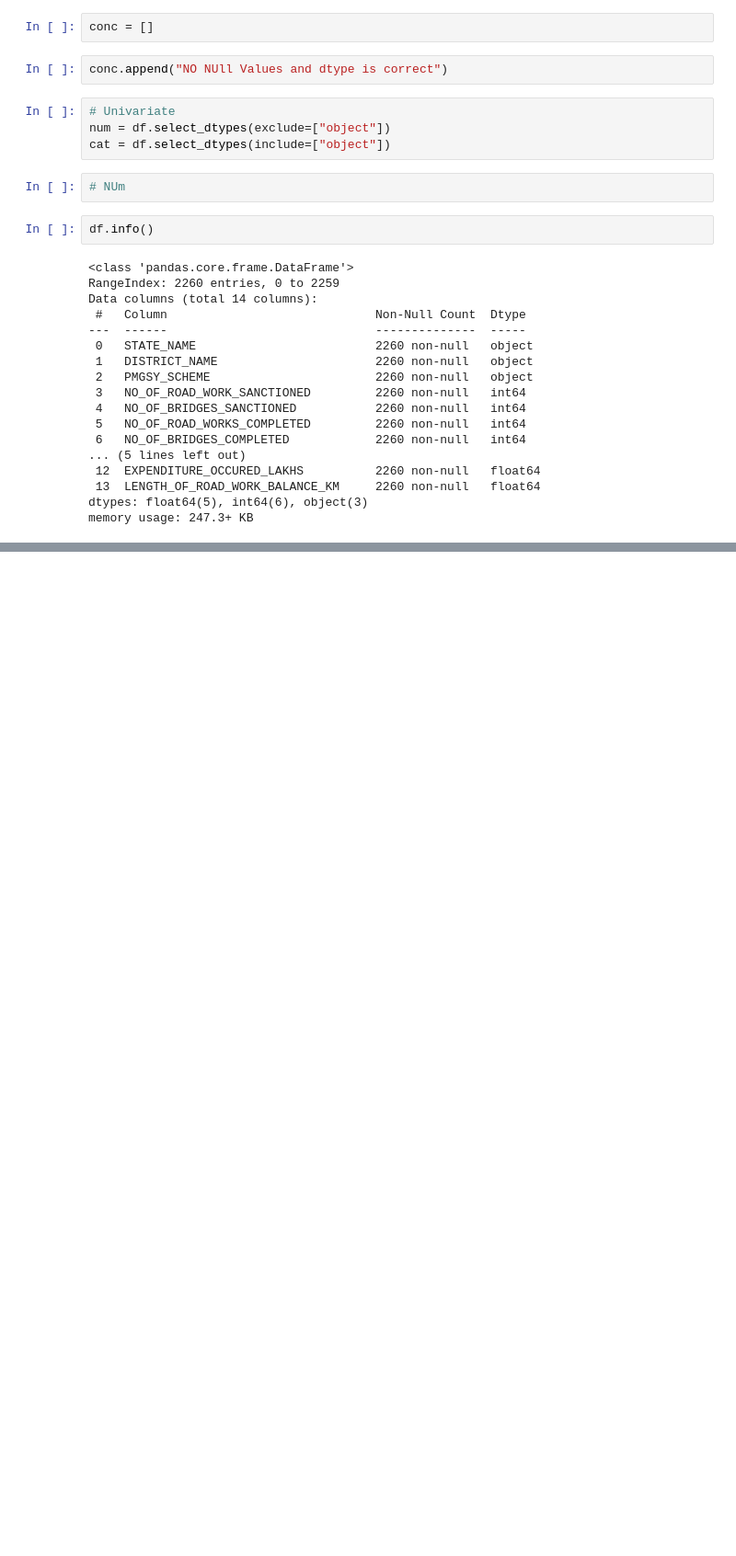
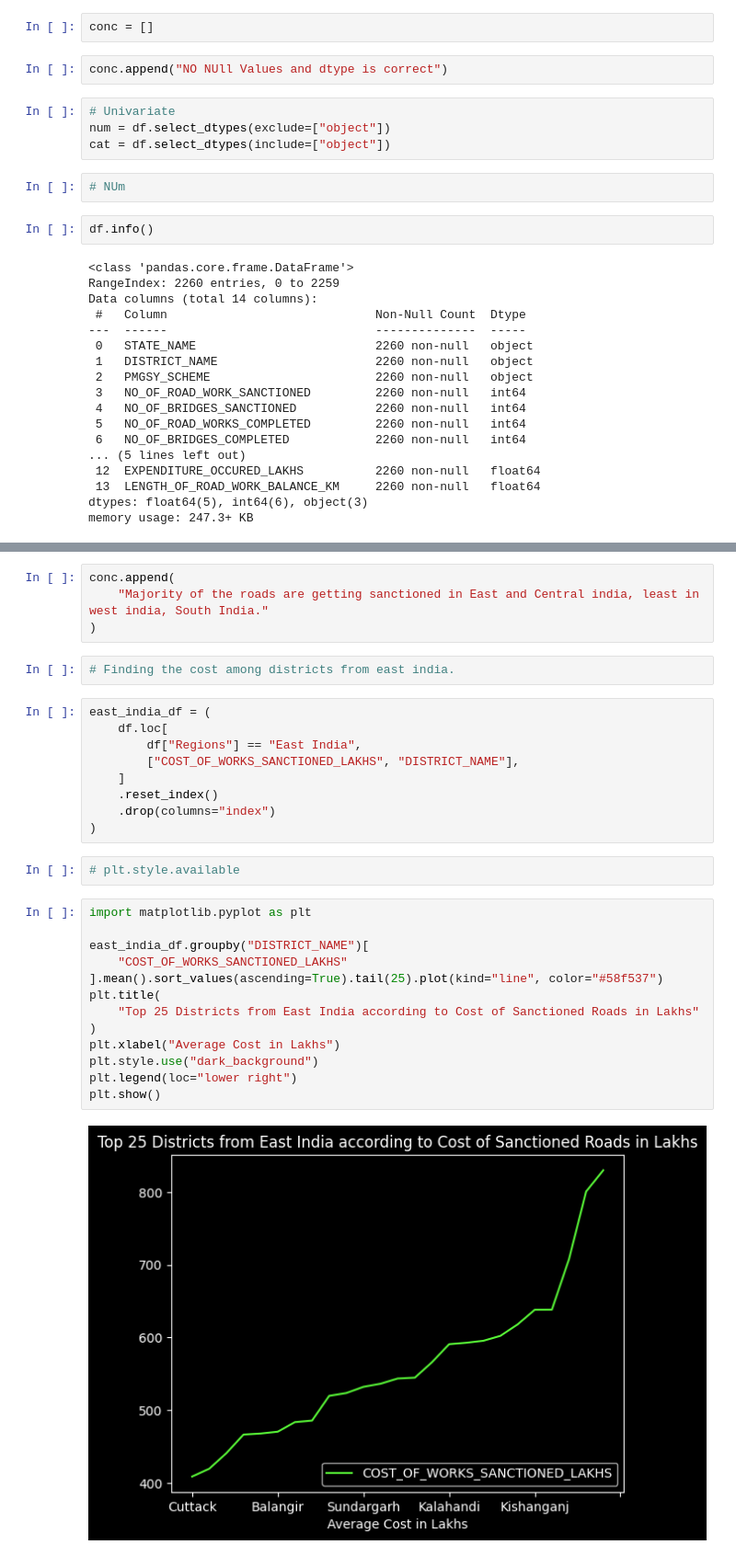
Before and after one commit to gauravgulia26/DataScience_Toolkit, a Jupyter notebook: libraries/pandas/pandas_day4.ipynb, the cells around one changed output, grey strips where cells are left out. Shown at 92% size. Cells and saved outputs as stored; diff of their text form; blank space fills up the shorter version.

Commit message:
matplotlib_day1

```diff
--- a/libraries/pandas/pandas_day4.ipynb
+++ b/libraries/pandas/pandas_day4.ipynb
@@ -118,0 +192,32 @@ df["day_name"] = df["time"].dt.day_name()
+# %%
+conc.append(
+    "Majority of the roads are getting sanctioned in East and Central india, least in west india, South India."
+)
+# %%
+# Finding the cost among districts from east india.
+# %%
+east_india_df = (
+    df.loc[
+        df["Regions"] == "East India",
+        ["COST_OF_WORKS_SANCTIONED_LAKHS", "DISTRICT_NAME"],
+    ]
+    .reset_index()
+    .drop(columns="index")
+)
+# %%
+# plt.style.available
+# %%
+import matplotlib.pyplot as plt
+
+east_india_df.groupby("DISTRICT_NAME")[
+    "COST_OF_WORKS_SANCTIONED_LAKHS"
+].mean().sort_values(ascending=True).tail(25).plot(kind="line", color="#58f537")
+plt.title(
+    "Top 25 Districts from East India according to Cost of Sanctioned Roads in Lakhs"
+)
+plt.xlabel("Average Cost in Lakhs")
+plt.style.use("dark_background")
+plt.legend(loc="lower right")
+plt.show()
+# %% [output]
+[figure, added]
```
Also changed, not shown: parts of 27 cells of this notebook, 1 other file.
